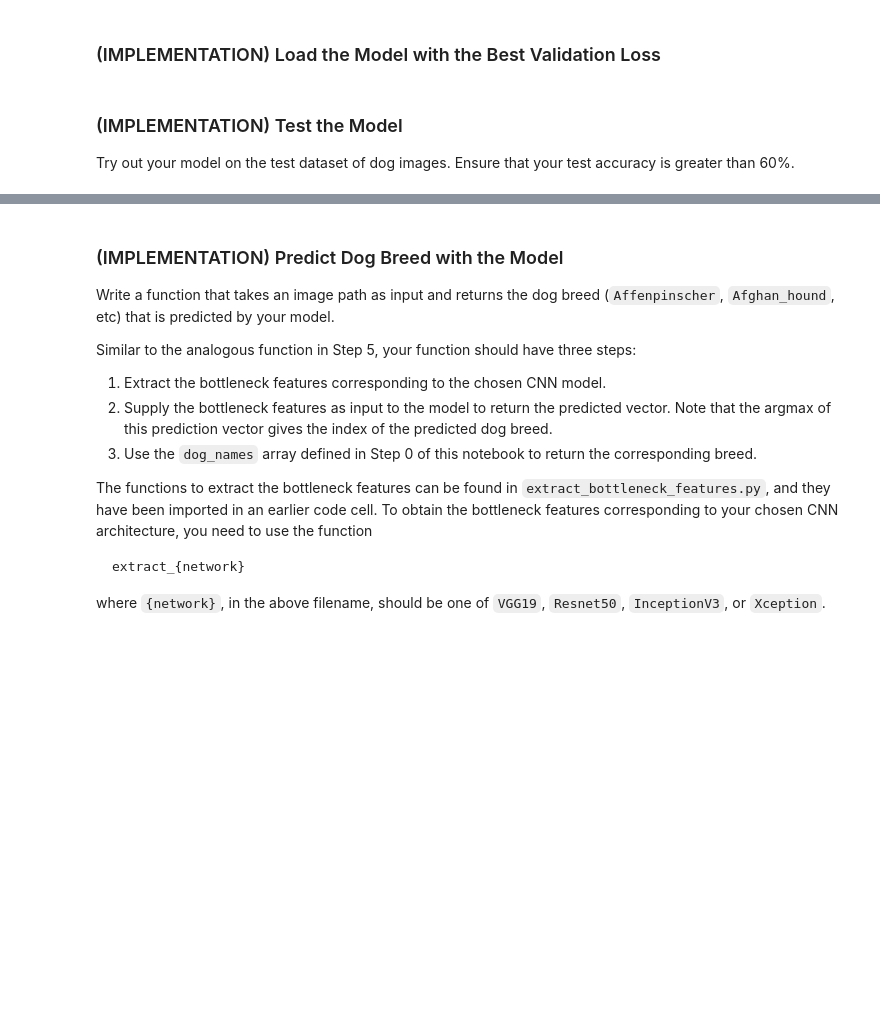
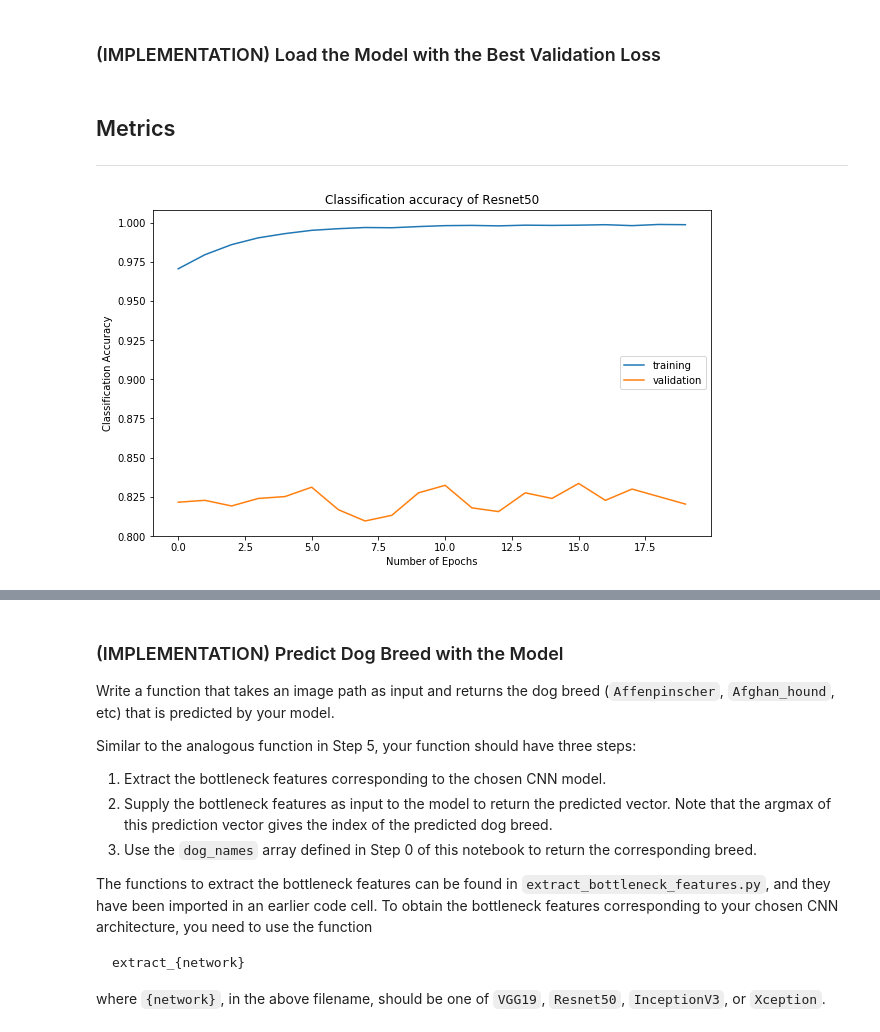
Before and after one commit to maazh/dog-breed-classifier, a Jupyter notebook: dog_app.ipynb, the cells around one changed output, grey strips where cells are left out. Cells and saved outputs as stored; diff of their text form; code cells hidden in the pictures; blank space fills up the shorter version.

```diff
--- a/dog_app.ipynb
+++ b/dog_app.ipynb
@@ -691,10 +752,13 @@ You are welcome to [augment the training data](https://blog.keras.io/building-po
 # %%
 checkpointer1 = ModelCheckpoint(filepath='saved_models/weights.best.Resnet50_model.hdf5',
                                verbose=1, save_best_only=True)
+# %%
+checkpointer2 = ModelCheckpoint(filepath='saved_models/weights.best.Resnet50_model_1.hdf5',
+                               verbose=1, save_best_only=True)
 # %%
-Resnet50_model.fit(train_Resnet50, train_targets,
+save_info = Resnet50_model.fit(train_Resnet50, train_targets,
           validation_data=(valid_Resnet50, valid_targets),
-          epochs=20, batch_size=20, callbacks=[checkpointer1], verbose=1)
+          epochs=20, batch_size=20, callbacks=[checkpointer2], verbose=1)
 # %% [output]
 Train on 6680 samples, validate on 835 samples
 Epoch 1/20
@@ -723,4 +784,16 @@ Resnet50_model.load_weights('saved_models/weights.best.Resnet50_model.hdf5')
-# %% [markdown]
-### (IMPLEMENTATION) Test the Model
-
-Try out your model on the test dataset of dog images. Ensure that your test accuracy is greater than 60%.
+# %% [markdown]
+## Metrics
+<hr>
+# %%
+from pylab import rcParams
+rcParams['figure.figsize'] = 10, 6
+# %%
+plt.plot(save_info.history['acc'])
+plt.plot(save_info.history['val_acc'])
+plt.title('Classification accuracy of Resnet50')
+plt.ylabel('Classification Accuracy')
+plt.xlabel('Number of Epochs')
+plt.legend(['training', 'validation'])
+plt.show()
+# %% [output]
+[figure, added]
```
Also changed, not shown: parts of 25 cells of this notebook.
